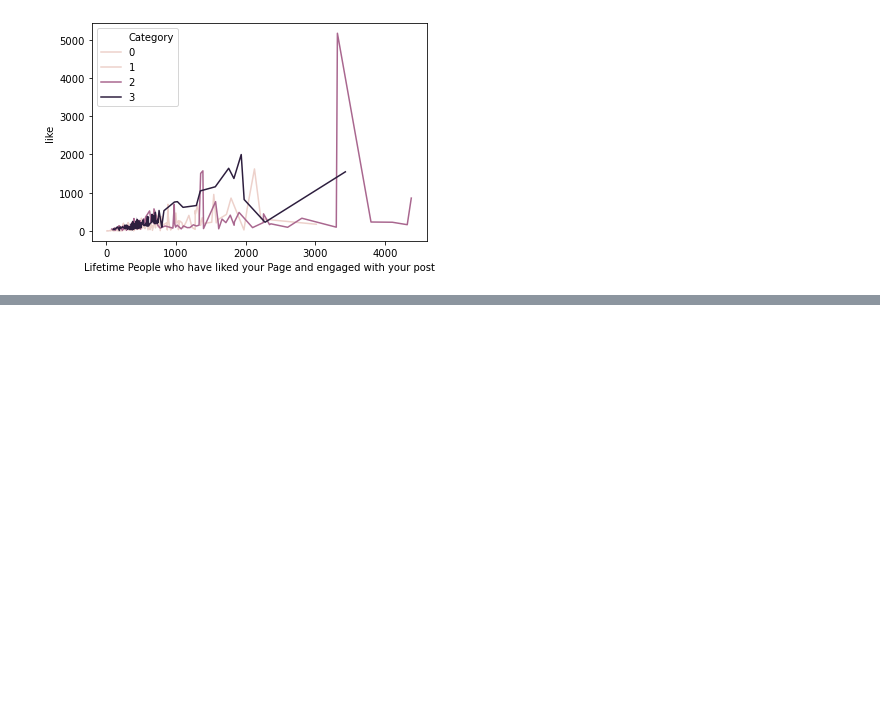
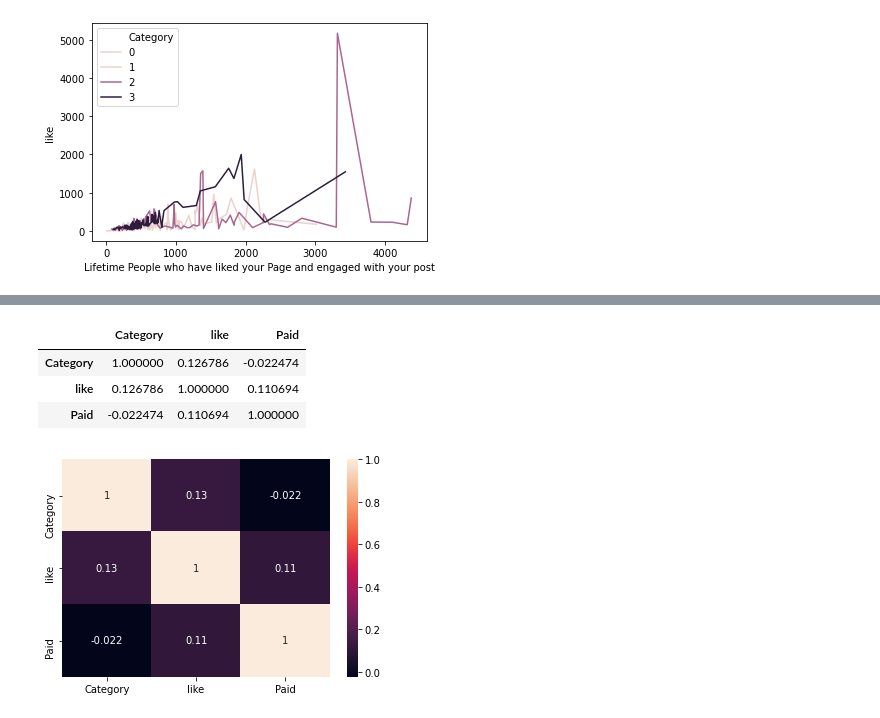
Before and after one commit to Sricha02/INTRO-TO-DATA-ANALYSIS, a Jupyter notebook: facebook.ipynb, the cells around one changed output, grey strips where cells are left out. Cells and saved outputs as stored; diff of their text form; code cells hidden in the pictures; blank space fills up the shorter version.

```diff
--- a/facebook.ipynb
+++ b/facebook.ipynb
@@ -65,0 +66,12 @@ ax = sns.barplot(x = 'Lifetime People who have liked your Page and engaged with
+# %%
+corr_dataframe = facebook[['Category', 'like', 'pa']].corr()
+corr_dataframe
+# %% [output]
+|  | Category | like | Paid |
+| Category | 1.000000 | 0.126786 | -0.022474 |
+| like | 0.126786 | 1.000000 | 0.110694 |
+| Paid | -0.022474 | 0.110694 | 1.000000 |
+# %%
+hm = sns.heatmap(corr_dataframe, annot = True)
+# %% [output]
+[figure, added]
```
Also changed, not shown: parts of 5 cells of this notebook, 1 other file.
